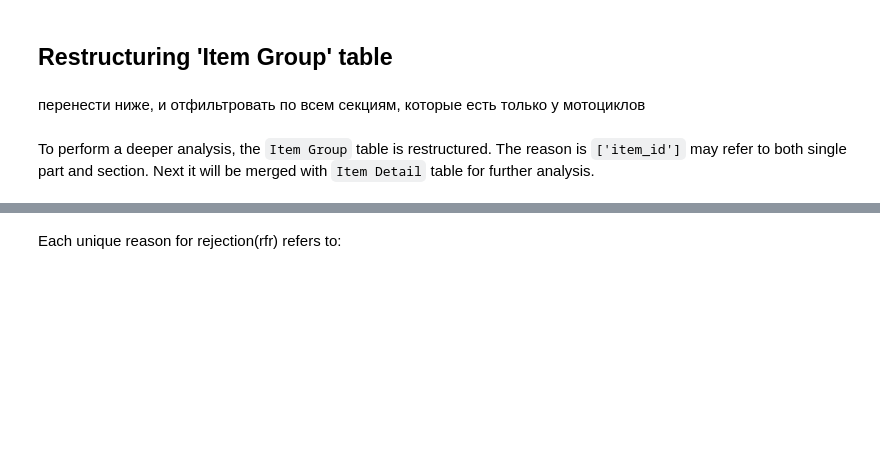
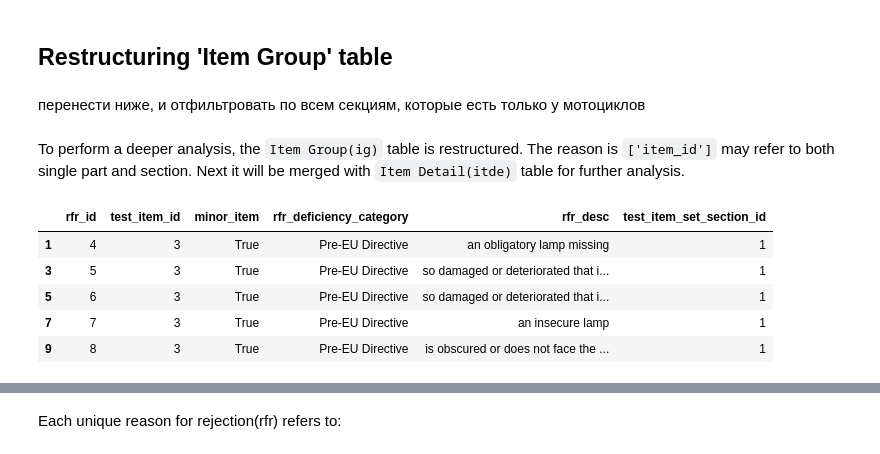
Before and after one commit to sttseitlin/MOT-test-for-motorcycles, a Jupyter notebook: moto.ipynb, the cells around one changed output, grey strips where cells are left out. Cells and saved outputs as stored; diff of their text form; code cells hidden in the pictures; blank space fills up the shorter version.

```diff
--- a/moto.ipynb
+++ b/moto.ipynb
@@ -2212,4 +2196,13 @@ This time we visualize only bins where test number exceeds 30. Within every deca
 # %% [markdown]
 перенести ниже, и отфильтровать по всем секциям, которые есть только у мотоциклов
 # %% [markdown]
-To perform a deeper analysis, the `Item Group` table is restructured. The reason is `['item_id']` may refer to both single part and section. Next it will be merged with `Item Detail` table for further analysis.
+To perform a deeper analysis, the `Item Group(ig)` table is restructured. The reason is `['item_id']` may refer to both single part and section. Next it will be merged with `Item Detail(itde)` table for further analysis.
+# %%
+itde.head()
+# %% [output]
+|  | rfr_id | test_item_id | minor_item | rfr_deficiency_category | rfr_desc | test_item_set_section_id |
+| 1 | 4 | 3 | True | Pre-EU Directive | an obligatory lamp missing | 1 |
+| 3 | 5 | 3 | True | Pre-EU Directive | so damaged or deteriorated that i... | 1 |
+| 5 | 6 | 3 | True | Pre-EU Directive | so damaged or deteriorated that i... | 1 |
+| 7 | 7 | 3 | True | Pre-EU Directive | an insecure lamp | 1 |
+| 9 | 8 | 3 | True | Pre-EU Directive | is obscured or does not face the ... | 1 |
```
Also changed, not shown: parts of 30 cells of this notebook.
